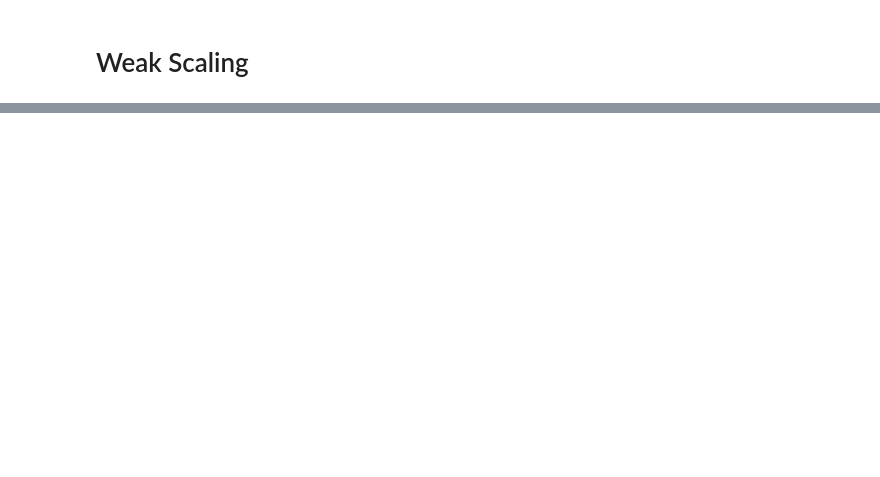
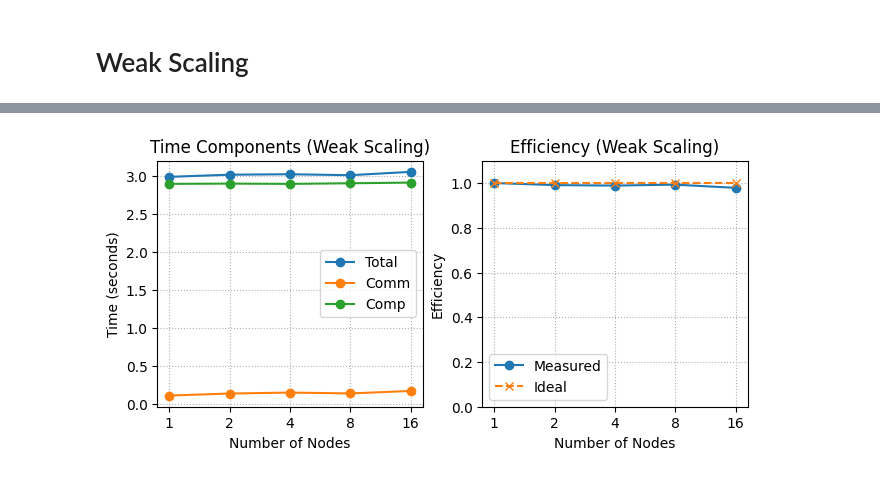
Before and after one commit to giovanni-lucarelli/HPC-assignment, a Jupyter notebook: plot/results.ipynb, the cells around one changed output, grey strips where cells are left out. Drawn from its saved outputs; the diff is of its cells as text; code cells hidden in the pictures; blank space fills up the shorter version.

```diff
--- a/plot/results.ipynb
+++ b/plot/results.ipynb
@@ -192,50 +191,42 @@ Saved weak scaling plot → ../slide/images/weak_speed_eff.pgf
 # %%
-def plot_weak_scaling(df, output_path):
-    """
-    Plots weak scaling time components and efficiency side by side.
 
-    Parameters
-    ----------
-    df : pandas.DataFrame
-        Must contain columns: 'nodes', 'total_time', 'comm_time', 'comp_time', 'efficiency'
-    output_path : str
-        Path to save the figure (e.g. '../slide/images/weak_times_eff.pgf')
-    """
 
-    # Ensure sorted order
-    df = df.sort_values(by='nodes')
+fig, axes = plt.subplots(1, 2, figsize=(6.5, 3.2), constrained_layout=True)
 
-    fig, axes = plt.subplots(1, 2, figsize=(6.5, 3.2), constrained_layout=True)
+# --- Left subplot: Time components ---
+ax = axes[0]
+ax.plot(weak_df_sorted['nodes'], weak_df_sorted['total_time'], marker='o', linestyle='-', label='Total')
+ax.plot(weak_df_sorted['nodes'], weak_df_sorted['comm_time'],  marker='o', linestyle='-', label='Comm')
+ax.plot(weak_df_sorted['nodes'], weak_df_sorted['comp_time'],  marker='o', linestyle='-', label='Comp')
+ax.set_title('Time Components (Weak Scaling)')
+ax.set_xlabel('Number of Nodes')
+ax.set_ylabel('Time (seconds)')
+ax.set_xscale('log', base=2)
+ax.set_xticks(weak_df_sorted['nodes'])
+ax.set_xticklabels(weak_df_sorted['nodes'])
+ax.grid(True, which='both', linestyle=':')
+ax.legend()
 
-    # --- Left subplot: Time components ---
-    ax = axes[0]
-    ax.plot(df['nodes'], df['total_time'], marker='o', linestyle='-', label='Total')
-    ax.plot(df['nodes'], df['comm_time'],  marker='o', linestyle='-', label='Comm')
-    ax.plot(df['nodes'], df['comp_time'],  marker='o', linestyle='-', label='Comp')
-    ax.set_title('Time Components (Weak Scaling)')
-    ax.set_xlabel('Number of Nodes')
-    ax.set_ylabel('Time (seconds)')
-    ax.set_xscale('log', base=2)
-    ax.set_xticks(df['nodes'])
-    ax.set_xticklabels(df['nodes'])
-    ax.grid(True, which='both', linestyle=':')
-    ax.legend()
+# --- Right subplot: Efficiency ---
+ax = axes[1]
+ax.plot(weak_df_sorted['nodes'], weak_df_sorted['efficiency'], marker='o', linestyle='-', label='Measured')
+ax.plot(weak_df_sorted['nodes'], np.ones_like(weak_df_sorted['nodes']), marker='x', linestyle='--', label='Ideal')
+ax.set_title('Efficiency (Weak Scaling)')
+ax.set_xlabel('Number of Nodes')
+ax.set_ylabel('Efficiency')
+ax.set_xscale('log', base=2)
+ax.set_xticks(weak_df_sorted['nodes'])
+ax.set_xticklabels(weak_df_sorted['nodes'])
+ax.set_ylim(0, 1.1)
+ax.grid(True, which='both', linestyle=':')
+ax.legend()
 
-    # --- Right subplot: Efficiency ---
-    ax = axes[1]
-    ax.plot(df['nodes'], df['efficiency'], marker='o', linestyle='-', label='Measured')
-    ax.plot(df['nodes'], np.ones_like(df['nodes']), marker='x', linestyle='--', label='Ideal')
-    ax.set_title('Efficiency (Weak Scaling)')
-    ax.set_xlabel('Number of Nodes')
-    ax.set_ylabel('Efficiency')
-    ax.set_xscale('log', base=2)
-    ax.set_xticks(df['nodes'])
-    ax.set_xticklabels(df['nodes'])
-    ax.set_ylim(0, 1.1)
-    ax.grid(True, which='both', linestyle=':')
-    ax.legend()
+with plt.style.context("default"):
+    plt.rcParams['text.usetex'] = False
+    plt.show()
 
-    # Save figure
-    fig.savefig(output_path, bbox_inches='tight', pad_inches=0.02)
-    plt.close(fig)
-    print(f"Saved weak scaling plot → {output_path}")
+with plt.style.context("slide.mplstyle"):
+    fig.savefig("../slide/images/weak_times_eff.pgf",
+                bbox_inches="tight", pad_inches=0.02)
+# %% [output]
+[figure, added]
```
Also changed, not shown: parts of 14 cells of this notebook, 9 other files.
